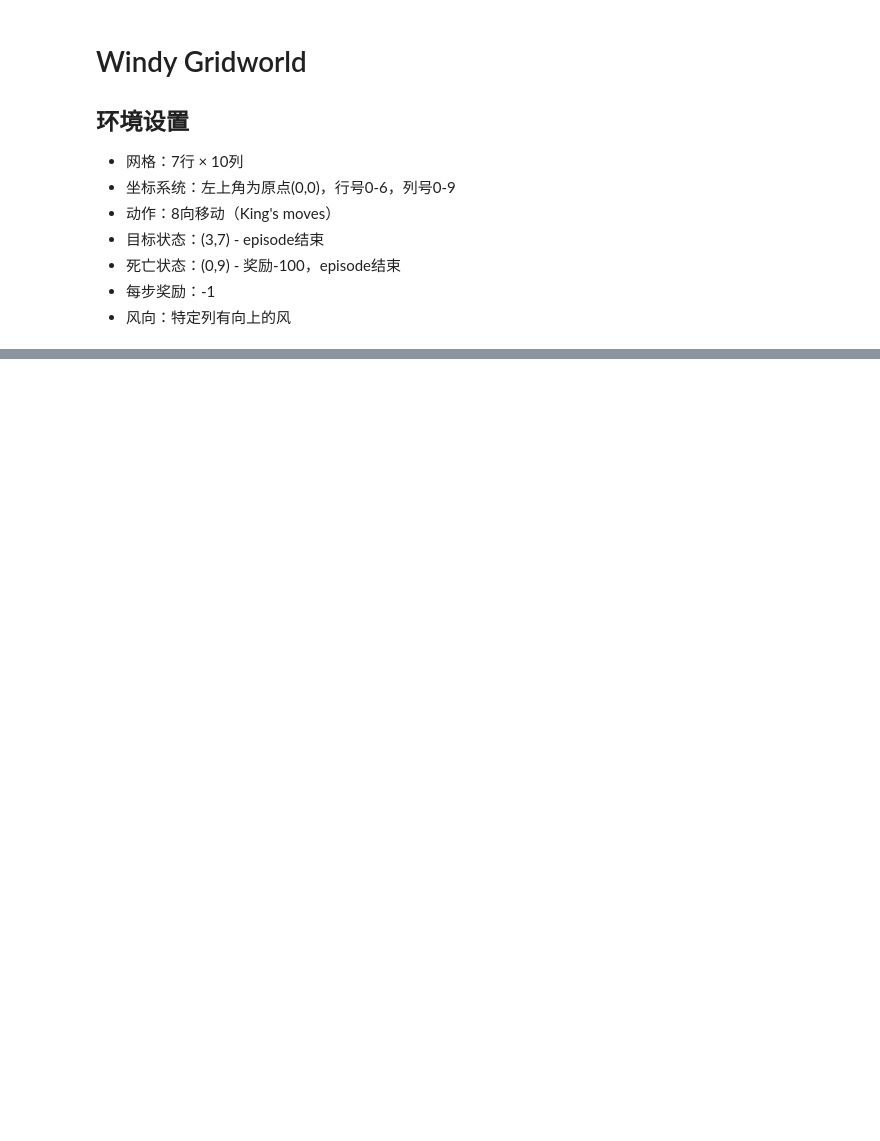
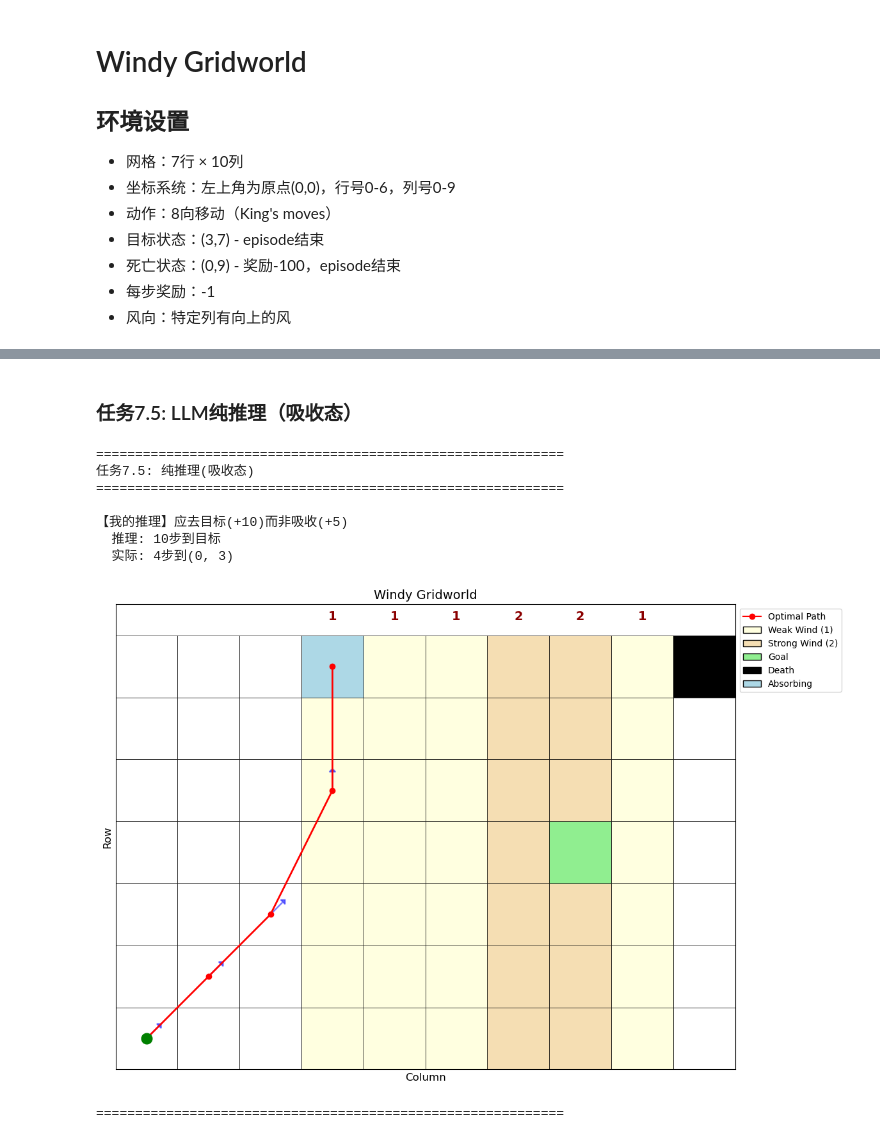
Before and after one commit to serenNan/HW, a Jupyter notebook: HW2_Solution.ipynb, the cells around one changed output, grey strips where cells are left out. Drawn from its saved outputs; the diff is of its cells as text; code cells hidden in the pictures; blank space fills up the shorter version.

```diff
--- a/HW2_Solution.ipynb
+++ b/HW2_Solution.ipynb
@@ -1146,0 +1123,29 @@ for start in start_states:
+# %% [markdown]
+### 任务7.5: LLM纯推理（吸收态）
+# %%
+print("="*60)
+print("任务7.5: 纯推理(吸收态)")
+print("="*60)
+print()
+print("【我的推理】应去目标(+10)而非吸收(+5)")
+my_path = [(6,0),(5,1),(4,2),(3,3),(2,4),(1,5),(0,6),(0,7),(1,7),(2,7),(3,7)]
+print(f"  推理: {len(my_path)-1}步到目标")
+start = (6, 0)
+Q_v, _ = q_learning(env_absorbing_king, start, episodes=10000, alpha=0.1, epsilon=0.1)
+policy_v = get_optimal_policy(Q_v, env_absorbing_king)
+path_v = get_optimal_path(policy_v, env_absorbing_king, start)
+print(f"  实际: {len(path_v)-1}步到{path_v[-1]}")
+if my_path[-1] == path_v[-1] == (3,7):
+    print("✓ 推理正确")
+visualize_gridworld(env_absorbing_king, path=path_v, policy=policy_v, show_all_policy=False)
+print("="*60)
+# %% [output]
+============================================================
+任务7.5: 纯推理(吸收态)
+============================================================
+
+【我的推理】应去目标(+10)而非吸收(+5)
+  推理: 10步到目标
+  实际: 4步到(0, 3)
+[figure, added]
+============================================================
```
Also changed, not shown: parts of 40 cells of this notebook.
